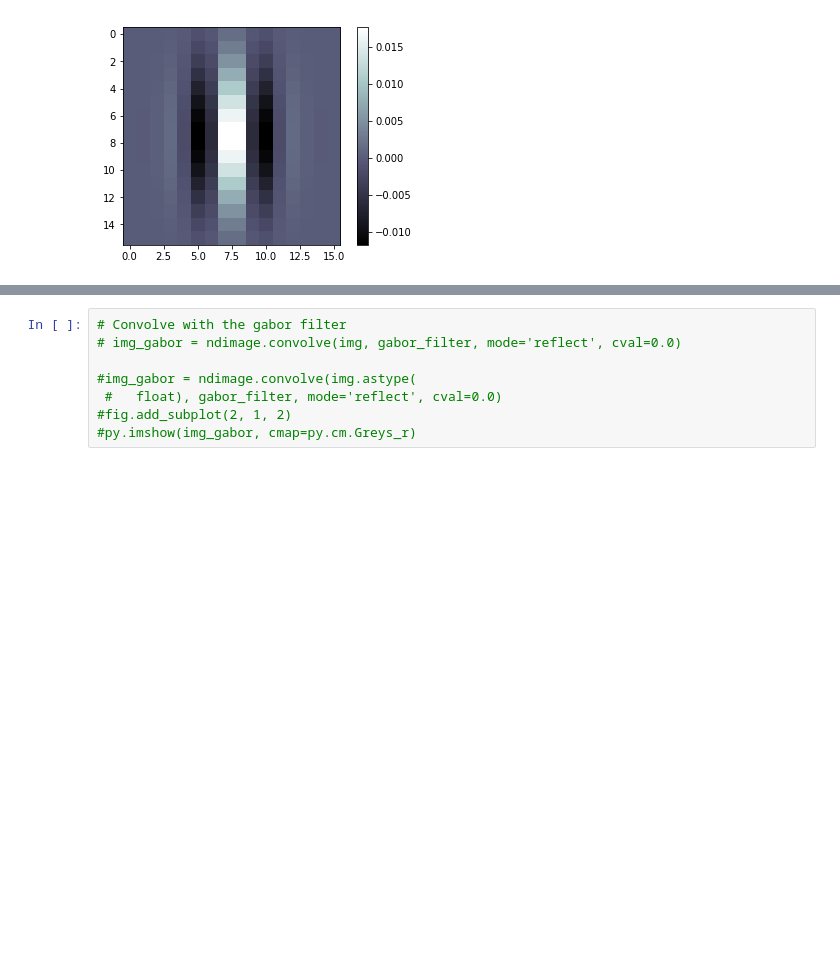
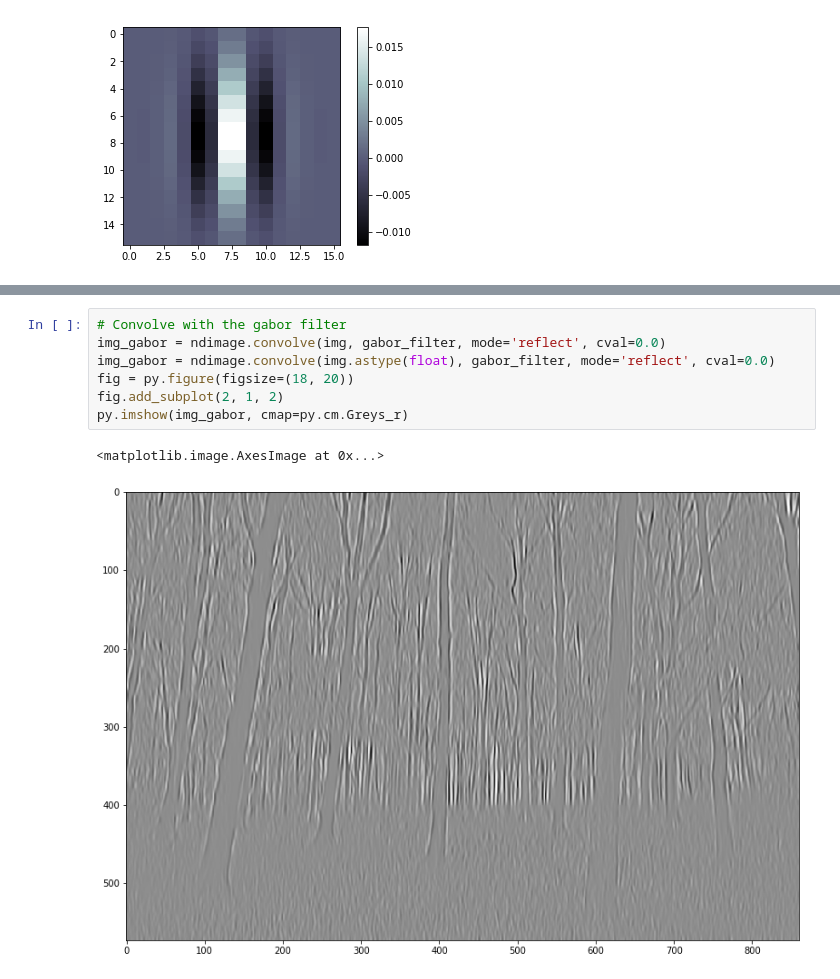
Before and after one commit to angiegeorgaras/COMP_386_HW1, a Jupyter notebook: ReceptiveField.ipynb, the cells around one changed output, grey strips where cells are left out. Saved outputs shown, nothing was run; the diff lists cells and outputs as text; blank space fills up the shorter version.

```diff
--- a/ReceptiveField.ipynb
+++ b/ReceptiveField.ipynb
@@ -65,8 +71,10 @@ fig.savefig("pic4.pdf")
 # %%
 # Convolve with the gabor filter
-# img_gabor = ndimage.convolve(img, gabor_filter, mode='reflect', cval=0.0)
-
-#img_gabor = ndimage.convolve(img.astype(
- #   float), gabor_filter, mode='reflect', cval=0.0)
-#fig.add_subplot(2, 1, 2)
-#py.imshow(img_gabor, cmap=py.cm.Greys_r)
+img_gabor = ndimage.convolve(img, gabor_filter, mode='reflect', cval=0.0)
+img_gabor = ndimage.convolve(img.astype(float), gabor_filter, mode='reflect', cval=0.0)
+fig = py.figure(figsize=(18, 20))
+fig.add_subplot(2, 1, 2)
+py.imshow(img_gabor, cmap=py.cm.Greys_r)
+# %% [output]
+<matplotlib.image.AxesImage at 0x...>
+[figure, added]
```
Also changed, not shown: parts of 7 cells of this notebook.
